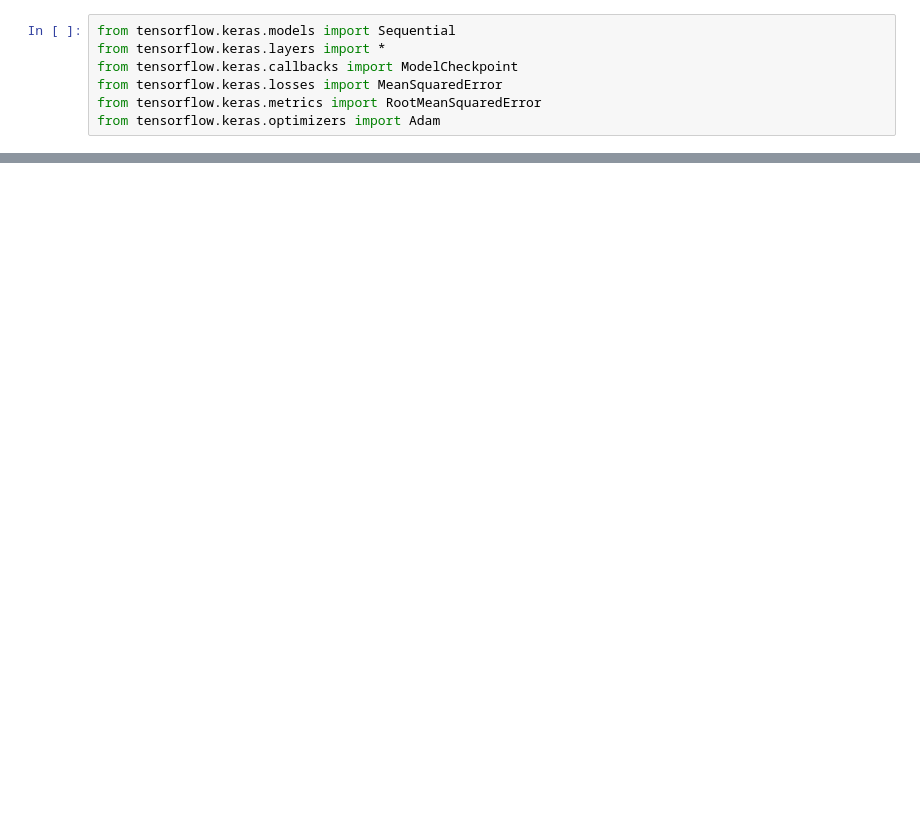
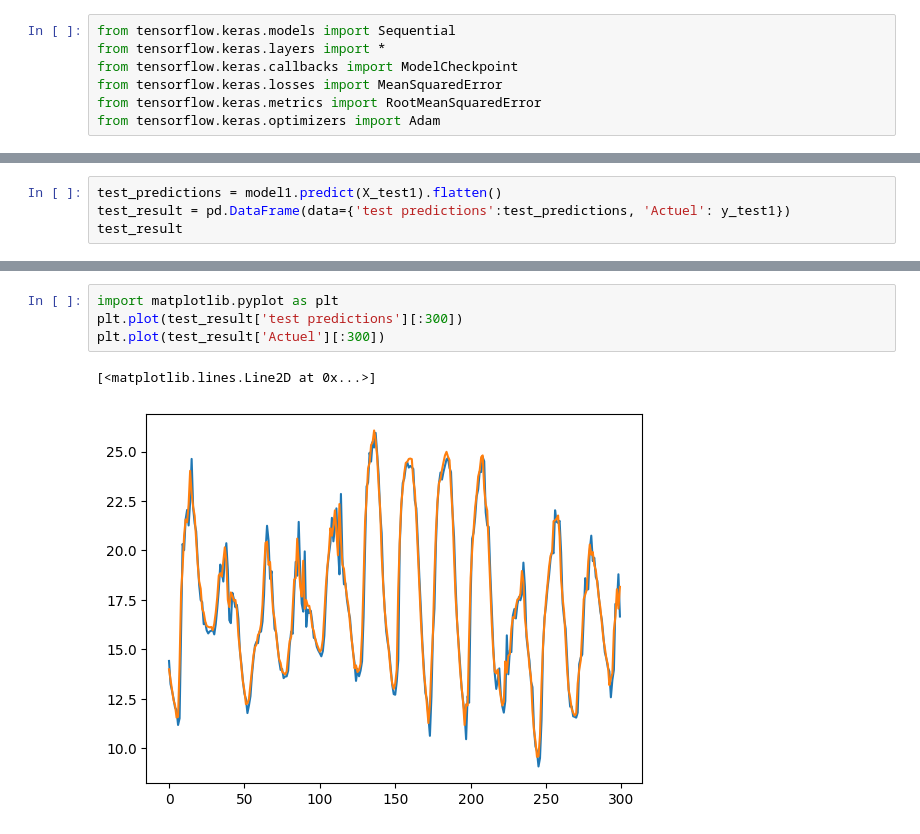
Before and after one commit to Ivey00/Time_series_forcasting, a Jupyter notebook: Testing_LSTM_with_TEMP_DF.ipynb, the cells around one changed output, grey strips where cells are left out. Drawn from its saved outputs; the diff is of its cells as text; blank space fills up the shorter version.

```diff
--- a/Testing_LSTM_with_TEMP_DF.ipynb
+++ b/Testing_LSTM_with_TEMP_DF.ipynb
@@ -176,0 +295,4 @@ Model: "sequential_1"
+# %%
+test_predictions = model1.predict(X_test1).flatten()
+test_result = pd.DataFrame(data={'test predictions':test_predictions, 'Actuel': y_test1})
+test_result
@@ -176,0 +314,7 @@ Model: "sequential_1"
+# %%
+import matplotlib.pyplot as plt
+plt.plot(test_result['test predictions'][:300])
+plt.plot(test_result['Actuel'][:300])
+# %% [output]
+[<matplotlib.lines.Line2D at 0x...>]
+[figure, added]
```
Also changed, not shown: parts of 20 cells of this notebook.
